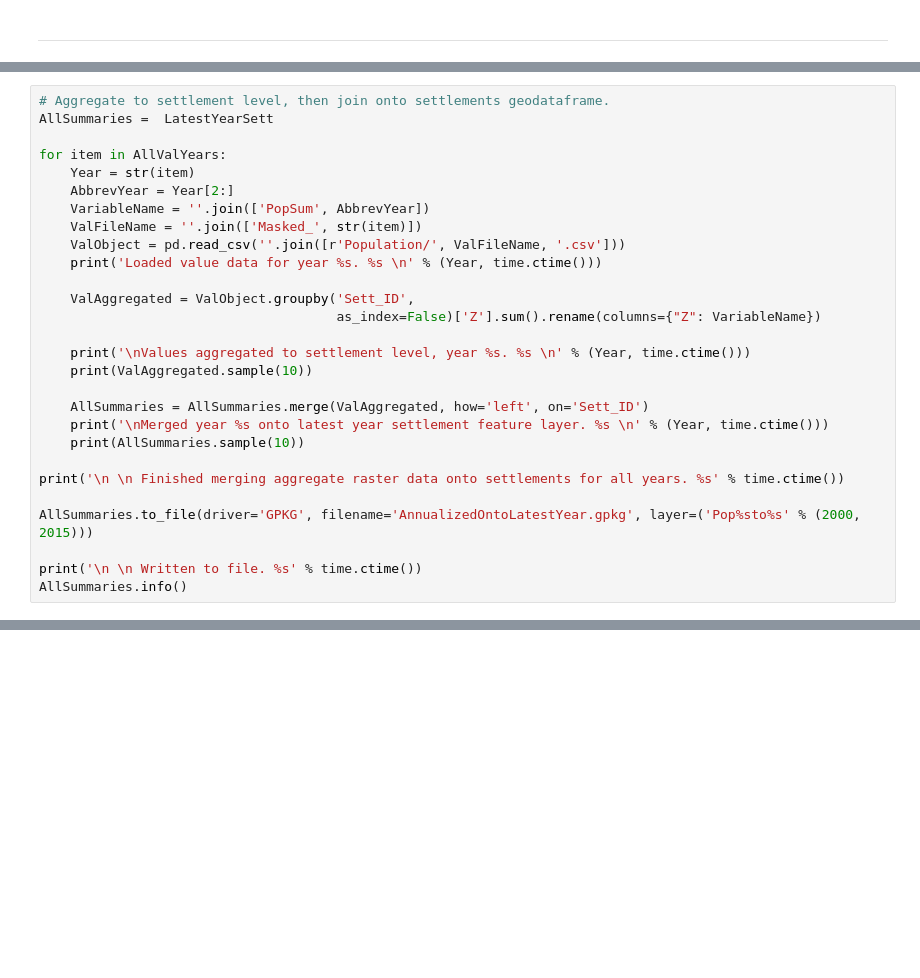
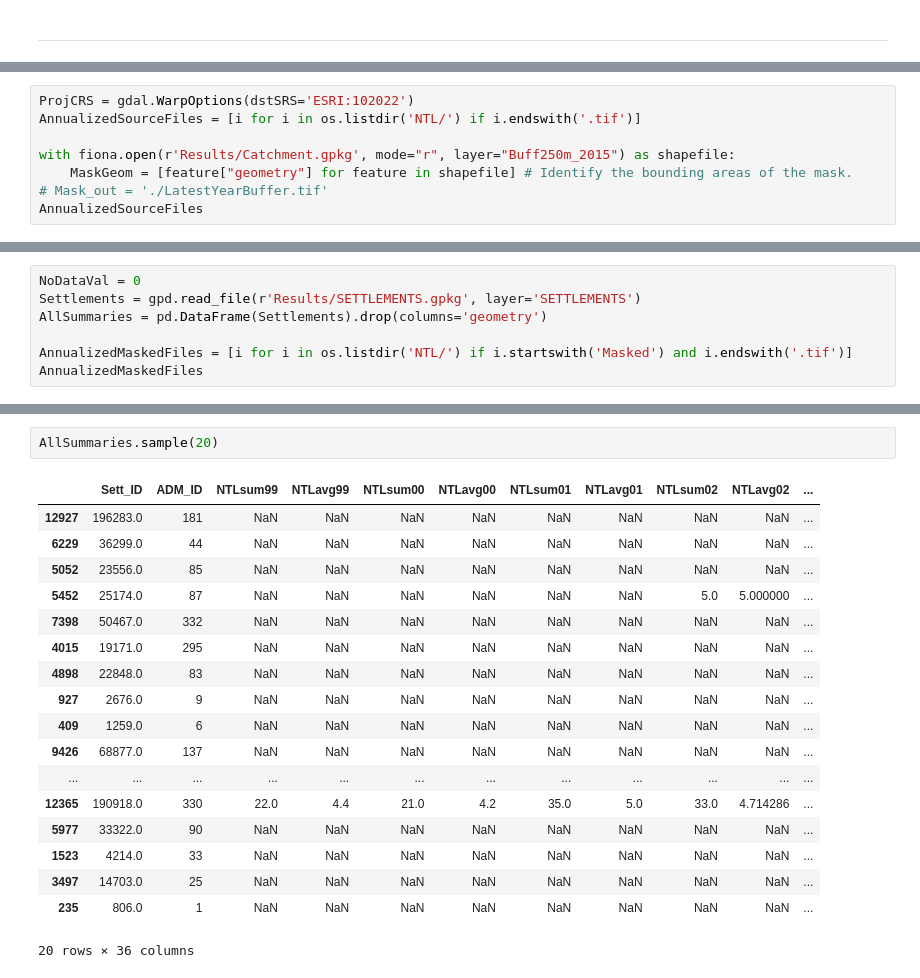
Before and after one commit to gracedoherty/urban_growth, a Jupyter notebook: Urbanization_v4.ipynb, the cells around one changed output, grey strips where cells are left out. Drawn from its saved outputs; the diff is of its cells as text; blank space fills up the shorter version.

```diff
--- a/Urbanization_v4.ipynb
+++ b/Urbanization_v4.ipynb
@@ -1197,28 +1370,0 @@ print('\n \n Finished generating raster value points within settlement catchment
-# %%
-# Aggregate to settlement level, then join onto settlements geodataframe.
-AllSummaries =  LatestYearSett
-
-for item in AllValYears:
-    Year = str(item)
-    AbbrevYear = Year[2:]
-    VariableName = ''.join(['PopSum', AbbrevYear])
-    ValFileName = ''.join(['Masked_', str(item)])
-    ValObject = pd.read_csv(''.join([r'Population/', ValFileName, '.csv']))
-    print('Loaded value data for year %s. %s \n' % (Year, time.ctime()))
-
-    ValAggregated = ValObject.groupby('Sett_ID',
-                                      as_index=False)['Z'].sum().rename(columns={"Z": VariableName})
-
-    print('\nValues aggregated to settlement level, year %s. %s \n' % (Year, time.ctime()))
-    print(ValAggregated.sample(10))
-
-    AllSummaries = AllSummaries.merge(ValAggregated, how='left', on='Sett_ID')
-    print('\nMerged year %s onto latest year settlement feature layer. %s \n' % (Year, time.ctime()))
-    print(AllSummaries.sample(10))
-
-print('\n \n Finished merging aggregate raster data onto settlements for all years. %s' % time.ctime())
-
-AllSummaries.to_file(driver='GPKG', filename='AnnualizedOntoLatestYear.gpkg', layer=('Pop%sto%s' % (2000, 2015)))
-
-print('\n \n Written to file. %s' % time.ctime())
-AllSummaries.info()
@@ -1226,0 +1376,8 @@ AllSummaries.info()
+# %%
+ProjCRS = gdal.WarpOptions(dstSRS='ESRI:102022')
+AnnualizedSourceFiles = [i for i in os.listdir('NTL/') if i.endswith('.tif')]
+
+with fiona.open(r'Results/Catchment.gpkg', mode="r", layer="Buff250m_2015") as shapefile:
+    MaskGeom = [feature["geometry"] for feature in shapefile] # Identify the bounding areas of the mask.
+# Mask_out = './LatestYearBuffer.tif'
+AnnualizedSourceFiles
@@ -1226,0 +1483,7 @@ AllSummaries.info()
+# %%
+NoDataVal = 0
+Settlements = gpd.read_file(r'Results/SETTLEMENTS.gpkg', layer='SETTLEMENTS')
+AllSummaries = pd.DataFrame(Settlements).drop(columns='geometry')
+
+AnnualizedMaskedFiles = [i for i in os.listdir('NTL/') if i.startswith('Masked') and i.endswith('.tif')]
+AnnualizedMaskedFiles
@@ -1226,0 +1622,21 @@ AllSummaries.info()
+# %%
+AllSummaries.sample(20)
+# %% [output]
+|  | Sett_ID | ADM_ID | NTLsum99 | NTLavg99 | NTLsum00 | NTLavg00 | NTLsum01 | NTLavg01 | NTLsum02 | NTLavg02 | ... |
+| 12927 | 196283.0 | 181 | NaN | NaN | NaN | NaN | NaN | NaN | NaN | NaN | ... |
+| 6229 | 36299.0 | 44 | NaN | NaN | NaN | NaN | NaN | NaN | NaN | NaN | ... |
+| 5052 | 23556.0 | 85 | NaN | NaN | NaN | NaN | NaN | NaN | NaN | NaN | ... |
+| 5452 | 25174.0 | 87 | NaN | NaN | NaN | NaN | NaN | NaN | 5.0 | 5.000000 | ... |
+| 7398 | 50467.0 | 332 | NaN | NaN | NaN | NaN | NaN | NaN | NaN | NaN | ... |
+| 4015 | 19171.0 | 295 | NaN | NaN | NaN | NaN | NaN | NaN | NaN | NaN | ... |
+| 4898 | 22848.0 | 83 | NaN | NaN | NaN | NaN | NaN | NaN | NaN | NaN | ... |
+| 927 | 2676.0 | 9 | NaN | NaN | NaN | NaN | NaN | NaN | NaN | NaN | ... |
+| 409 | 1259.0 | 6 | NaN | NaN | NaN | NaN | NaN | NaN | NaN | NaN | ... |
+| 9426 | 68877.0 | 137 | NaN | NaN | NaN | NaN | NaN | NaN | NaN | NaN | ... |
+| ... | ... | ... | ... | ... | ... | ... | ... | ... | ... | ... | ... |
+| 12365 | 190918.0 | 330 | 22.0 | 4.4 | 21.0 | 4.2 | 35.0 | 5.0 | 33.0 | 4.714286 | ... |
+| 5977 | 33322.0 | 90 | NaN | NaN | NaN | NaN | NaN | NaN | NaN | NaN | ... |
+| 1523 | 4214.0 | 33 | NaN | NaN | NaN | NaN | NaN | NaN | NaN | NaN | ... |
+| 3497 | 14703.0 | 25 | NaN | NaN | NaN | NaN | NaN | NaN | NaN | NaN | ... |
+| 235 | 806.0 | 1 | NaN | NaN | NaN | NaN | NaN | NaN | NaN | NaN | ... |
+20 rows × 36 columns
```
Also changed, not shown: parts of 91 cells of this notebook.
